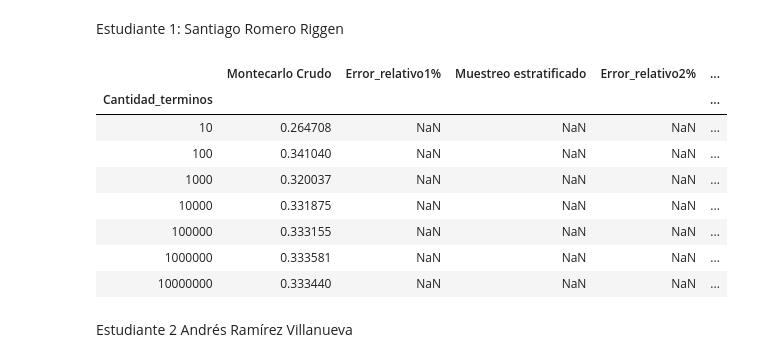
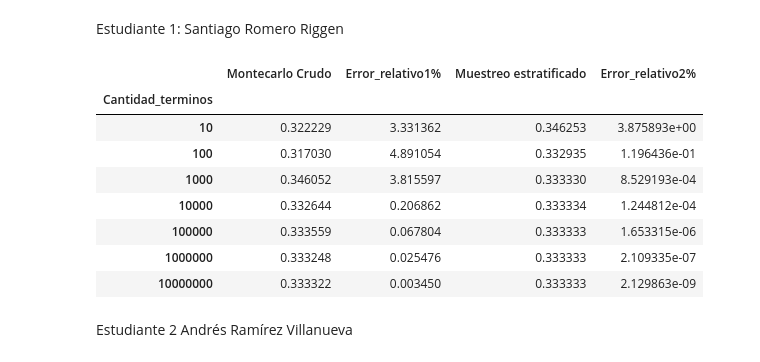
Before and after one commit to andres1999iteso/Tarea7_SRomero_ARam-rez, a Jupyter notebook: Tarea7_SRomero_ARam-rez.ipynb, the cells around one changed output. Drawn from its saved outputs; the diff is of its cells as text; code cells hidden in the pictures.

```diff
--- a/Tarea7_SRomero_ARam-rez.ipynb
+++ b/Tarea7_SRomero_ARam-rez.ipynb
@@ -77,26 +76,26 @@ I_m = list(map(lambda Y:mcarlo(lambda x:x**2,a,b,Y),ui))
 # Aproximación por el metodo de muestreo estratificado con cantidad de terminos creados con ui_est
 I_est = list(map(lambda Y: mcarlo(lambda x:x**2,a,b,Y),ui_est))
 # %%
-# Mostramos resultados en la tabla
+# Mostramos los resultados en la tabla previamente creada
 # Montecarlo crudo
 tabla.loc[N,"Montecarlo Crudo"] = I_m
 # Error relativo 1%
-tabla.loc[N,"Error Relativo1%"] = np.abs(tabla.loc[N,"Montecarlo Crudo"]-I)*100/I
+tabla.loc[N,"Error_relativo1%"] = np.abs(tabla.loc[N,"Montecarlo Crudo"]-I)*100/I
 # Muestreo estratificado
-tabla.loc[N,"Muestreo Estratificado"] = I_est
+tabla.loc[N,"Muestreo estratificado"] = I_est
 # Error relativo 2%
-tabla.loc[N,"Error Relativo 2%"] = np.abs(tabla.loc[N,"Muestreo estratificado"]-I)*100/I
+tabla.loc[N,"Error_relativo2%"] = np.abs(tabla.loc[N,"Muestreo estratificado"]-I)*100/I
 tabla
 # %% [output]
-|  | Montecarlo Crudo | Error_relativo1% | Muestreo estratificado | Error_relativo2% | ... |
-| Cantidad_terminos |  |  |  |  | ... |
-| 10 | 0.264708 | NaN | NaN | NaN | ... |
-| 100 | 0.341040 | NaN | NaN | NaN | ... |
-| 1000 | 0.320037 | NaN | NaN | NaN | ... |
-| 10000 | 0.331875 | NaN | NaN | NaN | ... |
-| 100000 | 0.333155 | NaN | NaN | NaN | ... |
-| 1000000 | 0.333581 | NaN | NaN | NaN | ... |
-| 10000000 | 0.333440 | NaN | NaN | NaN | ... |
+|  | Montecarlo Crudo | Error_relativo1% | Muestreo estratificado | Error_relativo2% |
+| Cantidad_terminos |  |  |  |  |
+| 10 | 0.322229 | 3.331362 | 0.346253 | 3.875893e+00 |
+| 100 | 0.317030 | 4.891054 | 0.332935 | 1.196436e-01 |
+| 1000 | 0.346052 | 3.815597 | 0.333330 | 8.529193e-04 |
+| 10000 | 0.332644 | 0.206862 | 0.333334 | 1.244812e-04 |
+| 100000 | 0.333559 | 0.067804 | 0.333333 | 1.653315e-06 |
+| 1000000 | 0.333248 | 0.025476 | 0.333333 | 2.109335e-07 |
+| 10000000 | 0.333322 | 0.003450 | 0.333333 | 2.129863e-09 |
 # %% [markdown]
 Estudiante 2 Andrés Ramírez Villanueva
 # %%
```
Also changed, not shown: parts of 2 cells of this notebook.
